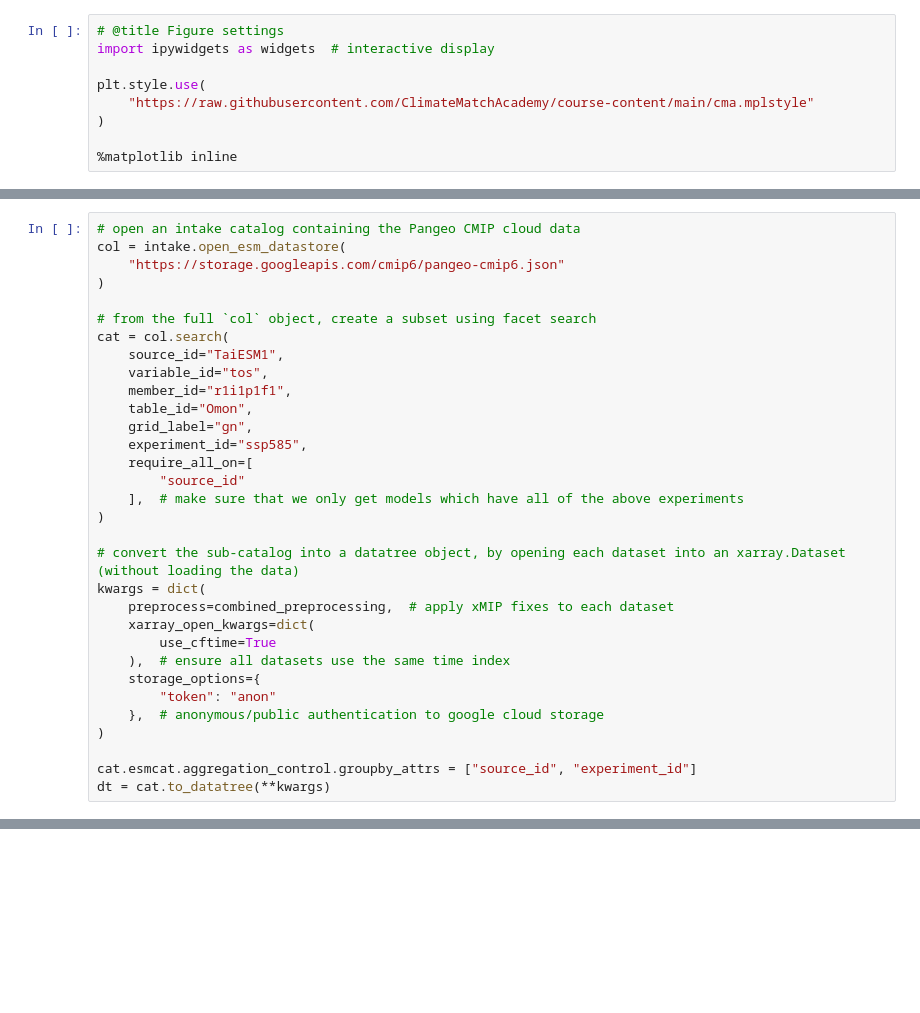
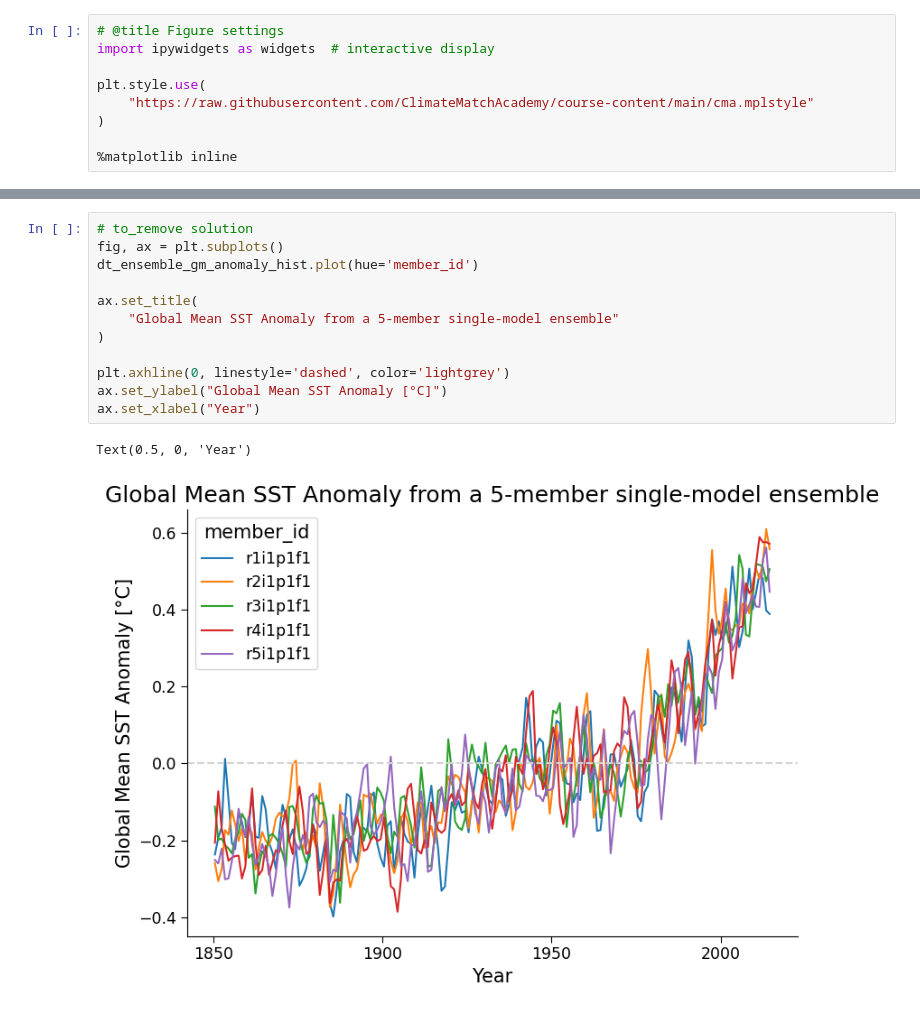
Before and after one commit to neuromatch/climate-course-content, a Jupyter notebook: tutorials/W2D1_FutureClimate-IPCCIPhysicalBasis/W2D1_Tutorial1.ipynb, the cells around one changed output, grey strips where cells are left out. Cells and saved outputs as stored; diff of their text form; blank space fills up the shorter version.

```diff
--- a/tutorials/W2D1_FutureClimate-IPCCIPhysicalBasis/W2D1_Tutorial1.ipynb
+++ b/tutorials/W2D1_FutureClimate-IPCCIPhysicalBasis/W2D1_Tutorial1.ipynb
@@ -157,32 +67,0 @@ Now, let's repeat our CMIP6 loading method from the previous tutorial.
-# %%
-# open an intake catalog containing the Pangeo CMIP cloud data
-col = intake.open_esm_datastore(
-    "https://storage.googleapis.com/cmip6/pangeo-cmip6.json"
-)
-
-# from the full `col` object, create a subset using facet search
-cat = col.search(
-    source_id="TaiESM1",
-    variable_id="tos",
-    member_id="r1i1p1f1",
-    table_id="Omon",
-    grid_label="gn",
-    experiment_id="ssp585",
-    require_all_on=[
-        "source_id"
-    ],  # make sure that we only get models which have all of the above experiments
-)
-
-# convert the sub-catalog into a datatree object, by opening each dataset into an xarray.Dataset (without loading the data)
-kwargs = dict(
-    preprocess=combined_preprocessing,  # apply xMIP fixes to each dataset
-    xarray_open_kwargs=dict(
-        use_cftime=True
-    ),  # ensure all datasets use the same time index
-    storage_options={
-        "token": "anon"
-    },  # anonymous/public authentication to google cloud storage
-)
-
-cat.esmcat.aggregation_control.groupby_attrs = ["source_id", "experiment_id"]
-dt = cat.to_datatree(**kwargs)
@@ -588,0 +306,15 @@ For more information on what CMIP is and how to access the data, please see this
+# %%
+# to_remove solution
+fig, ax = plt.subplots()
+dt_ensemble_gm_anomaly_hist.plot(hue='member_id')
+
+ax.set_title(
+    "Global Mean SST Anomaly from a 5-member single-model ensemble"
+)
+
+plt.axhline(0, linestyle='dashed', color='lightgrey')
+ax.set_ylabel("Global Mean SST Anomaly [°C]")
+ax.set_xlabel("Year")
+# %% [output]
+Text(0.5, 0, 'Year')
+[figure, added]
```
Also changed, not shown: parts of 51 cells of this notebook, 8 other files.
